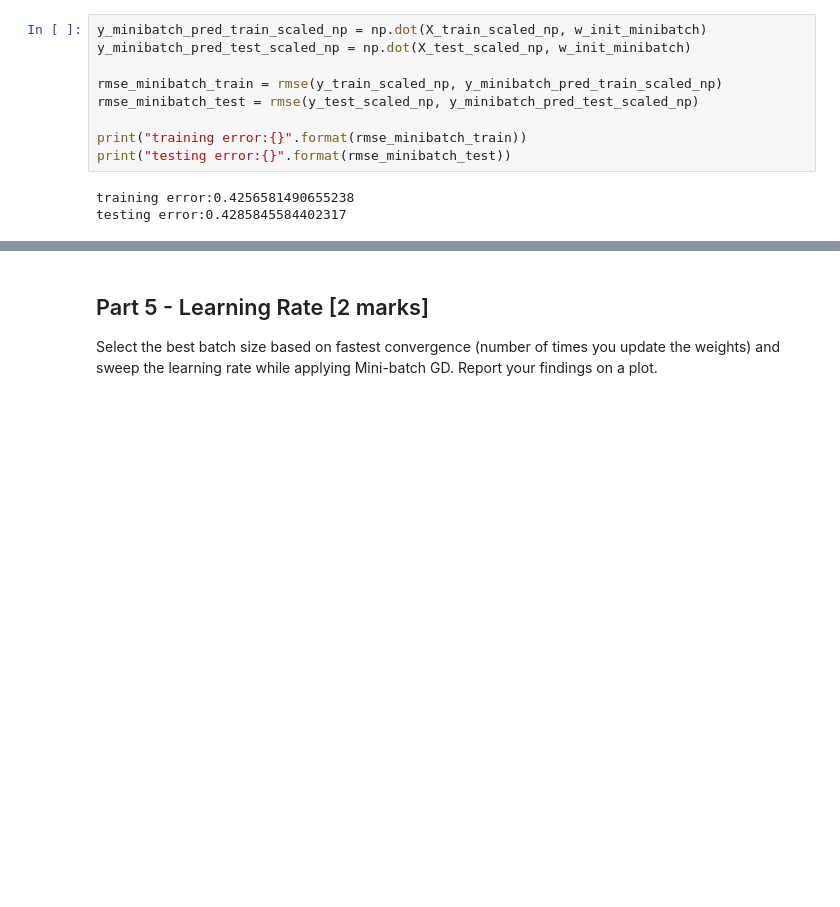
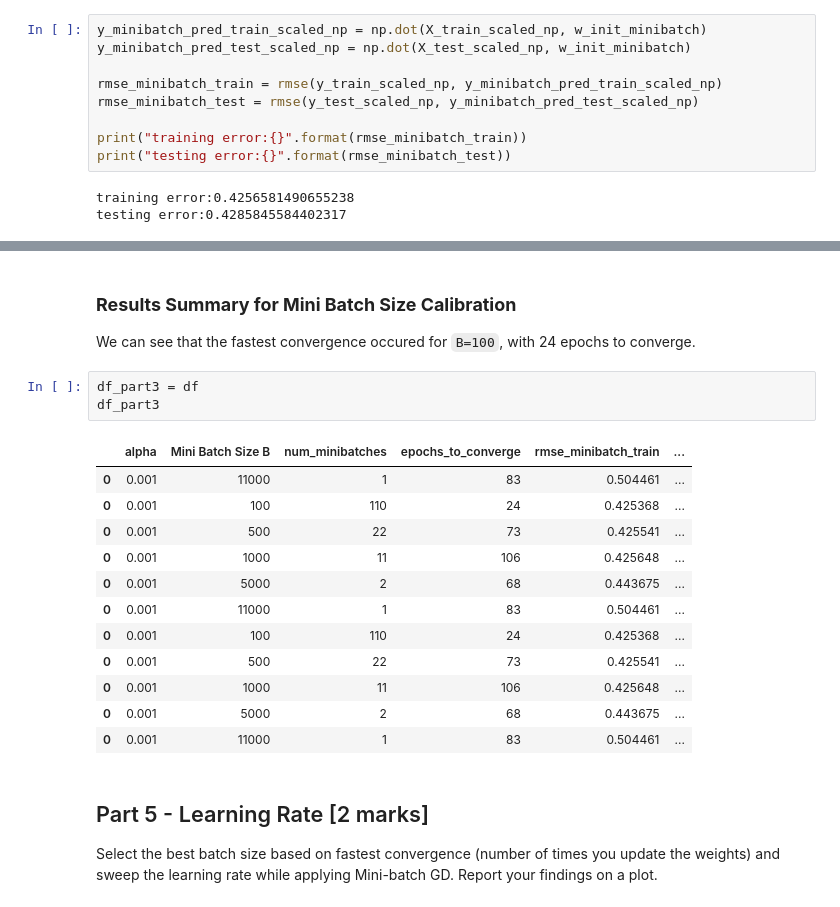
Before and after one commit to armandordorica/APS1070_A4_Linear_Regression_Gradient_Descent, a Jupyter notebook: Project_4.ipynb, the cells around one changed output, grey strips where cells are left out. Drawn from its saved outputs; the diff is of its cells as text; blank space fills up the shorter version.

```diff
--- a/Project_4.ipynb
+++ b/Project_4.ipynb
@@ -565,3 +686,23 @@ testing error:0.4285845584402317
+# %% [markdown]
+### **Results Summary for Mini Batch Size Calibration**
+
+We can see that the fastest convergence occured for `B=100`, with 24 epochs to converge.
+# %%
+df_part3 = df
+df_part3
+# %% [output]
+|  | alpha | Mini Batch Size B | num_minibatches | epochs_to_converge | rmse_minibatch_train | ... |
+| 0 | 0.001 | 11000 | 1 | 83 | 0.504461 | ... |
+| 0 | 0.001 | 100 | 110 | 24 | 0.425368 | ... |
+| 0 | 0.001 | 500 | 22 | 73 | 0.425541 | ... |
+| 0 | 0.001 | 1000 | 11 | 106 | 0.425648 | ... |
+| 0 | 0.001 | 5000 | 2 | 68 | 0.443675 | ... |
+| 0 | 0.001 | 11000 | 1 | 83 | 0.504461 | ... |
+| 0 | 0.001 | 100 | 110 | 24 | 0.425368 | ... |
+| 0 | 0.001 | 500 | 22 | 73 | 0.425541 | ... |
+| 0 | 0.001 | 1000 | 11 | 106 | 0.425648 | ... |
+| 0 | 0.001 | 5000 | 2 | 68 | 0.443675 | ... |
+| 0 | 0.001 | 11000 | 1 | 83 | 0.504461 | ... |
 # %% [markdown]
 ## Part 5 - Learning Rate [2 marks]
 Select the best batch size based on fastest convergence (number of times you update the weights) and sweep the learning rate while applying Mini-batch GD. Report your findings on a plot.
```
Also changed, not shown: parts of 7 cells of this notebook.
